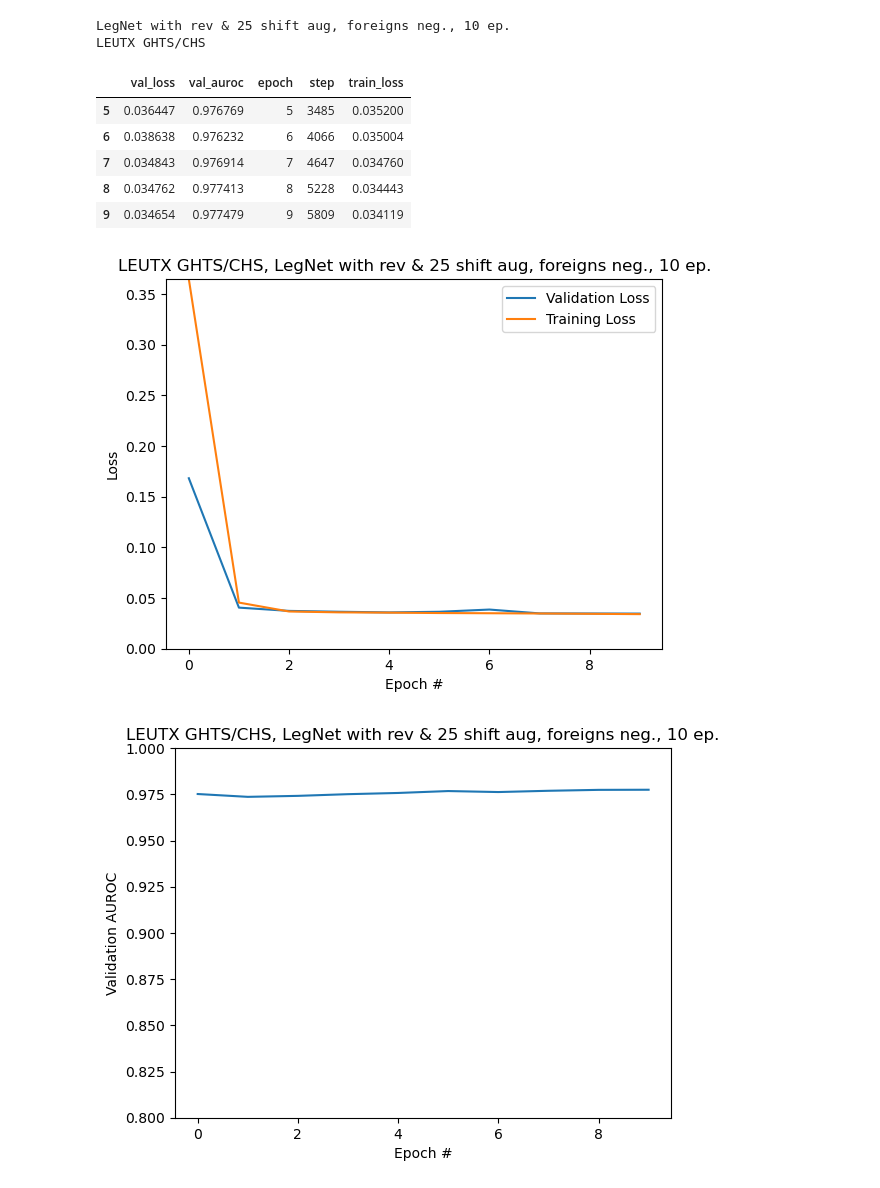
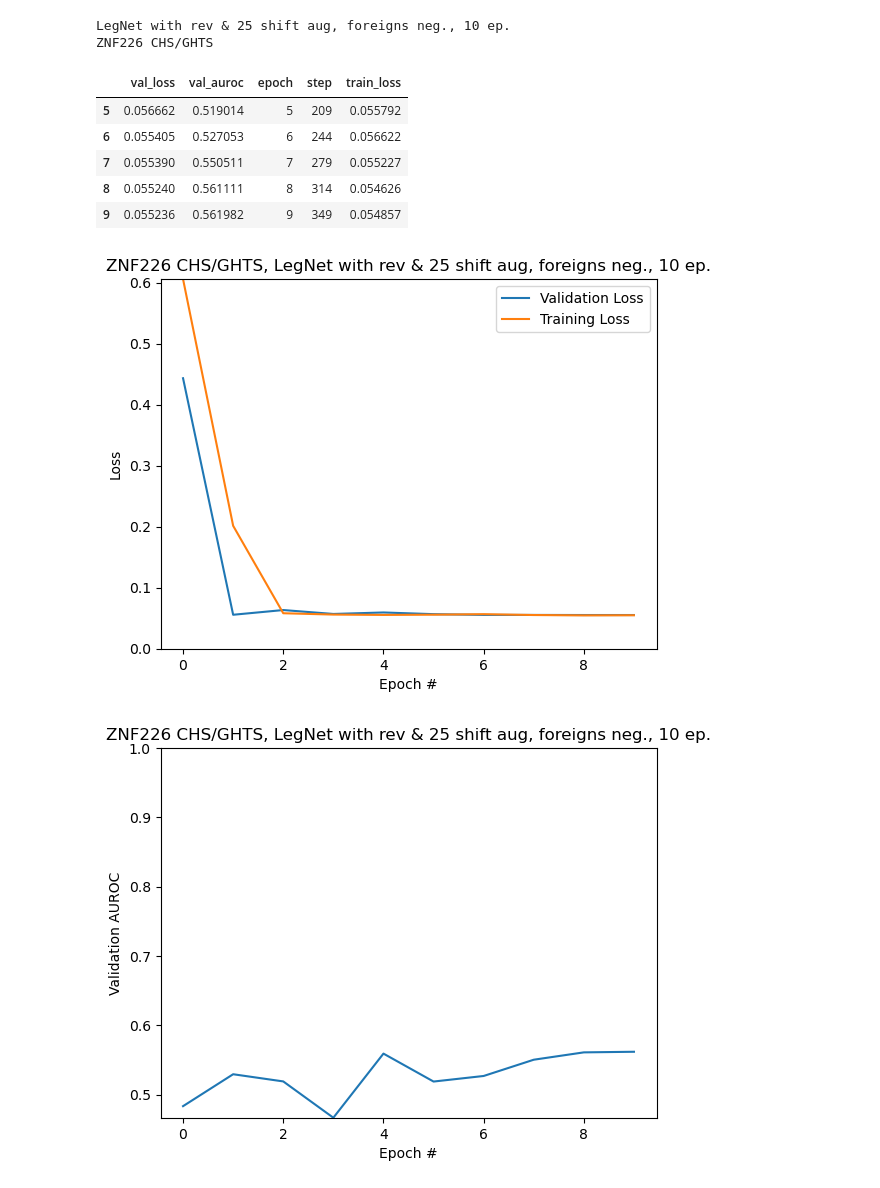
Before and after one commit to nikgr1/mex_legnet, a Jupyter notebook: visualization.ipynb, the cells around one changed output. Drawn from its saved outputs; the diff is of its cells as text; code cells hidden in the pictures.

```diff
--- a/visualization.ipynb
+++ b/visualization.ipynb
@@ -19,3 +32,10 @@ model_full_descr = 'LegNet (%s)' % (model_name)
+# %%
+model_name, version = 'ZNF226-CHS-GHTS-2', 0
+path_to_model = '/home/nikgr/mex_models_prod/first_run/%s' % model_name
+path_to_metrics = path_to_model + '/model/lightning_logs/version_%d/metrics.csv' % version
+path_to_preds = path_to_model + '/model/predictions_new_format.tsv'
+path_to_conf = path_to_model + '/config.json'
+model_full_descr = 'LegNet (%s)' % (model_name)
 # %%
 print(path_to_conf)
 with open(path_to_conf) as f:
@@ -40,7 +60,7 @@ def get_mod_info(conf):
     aug = ' & '.join(aug)
     neg = ' & '.join(conf['negatives']) + ' neg.'
     ep_n = f'{conf["epoch_num"]} ep.'
-    return 'LegNet ' + ', '.join([aug, neg, ep_n])
+    return f'LegNet ' + ', '.join([aug, neg, ep_n])
 
 def get_run_info(conf):
     train_split = conf["train_path"].split("/")
@@ -52,7 +72,7 @@ print(mod_info)
 print(run_info)
 # %% [output]
 LegNet with rev & 25 shift aug, foreigns neg., 10 ep.
-LEUTX GHTS/CHS
+ZNF226 CHS/GHTS
 # %%
 metrics_df = pd.read_csv(path_to_metrics, sep=',')
 left_df = metrics_df[['val_loss', 'val_auroc', 'epoch', 'step']].dropna()
@@ -61,11 +81,11 @@ metrics_df = pd.merge(left_df, right_df, on=['epoch', 'step'])
 metrics_df.tail()
 # %% [output]
 |  | val_loss | val_auroc | epoch | step | train_loss |
-| 5 | 0.036447 | 0.976769 | 5 | 3485 | 0.035200 |
-| 6 | 0.038638 | 0.976232 | 6 | 4066 | 0.035004 |
-| 7 | 0.034843 | 0.976914 | 7 | 4647 | 0.034760 |
-| 8 | 0.034762 | 0.977413 | 8 | 5228 | 0.034443 |
-| 9 | 0.034654 | 0.977479 | 9 | 5809 | 0.034119 |
+| 5 | 0.056662 | 0.519014 | 5 | 209 | 0.055792 |
+| 6 | 0.055405 | 0.527053 | 6 | 244 | 0.056622 |
+| 7 | 0.055390 | 0.550511 | 7 | 279 | 0.055227 |
+| 8 | 0.055240 | 0.561111 | 8 | 314 | 0.054626 |
+| 9 | 0.055236 | 0.561982 | 9 | 349 | 0.054857 |
 # %%
 ax = plt.axes()
 ax.set_ylim(0, max(metrics_df['val_loss'].max(), metrics_df['train_loss'].max()))
@@ -77,15 +97,15 @@ plt.xlabel('Epoch #')
 plt.legend(loc='upper right')
 plt.show()
 # %% [output]
-[figure, old version]
+[figure, new version]
 # %%
 ax = plt.axes()
-# ax.set_ylim(metrics_df['val_auroc'].min(), 1)
-ax.set_ylim(0.8, 1)
+ax.set_ylim(metrics_df['val_auroc'].min(), 1)
+# ax.set_ylim(0.8, 1)
 plt.plot(metrics_df['epoch'], metrics_df['val_auroc'])
 plt.title('%s, %s' % (run_info, mod_info))
 plt.ylabel('Validation AUROC')
 plt.xlabel('Epoch #')
 plt.show()
 # %% [output]
-[figure, old version]
+[figure, new version]
```
Also changed, not shown: parts of 12 cells of this notebook, 8 other files.
